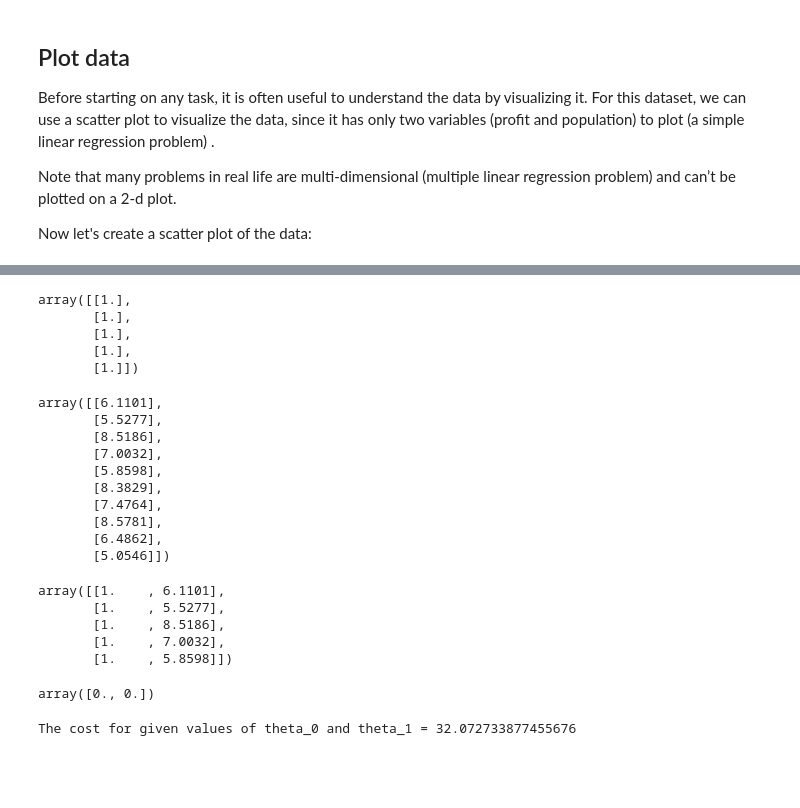
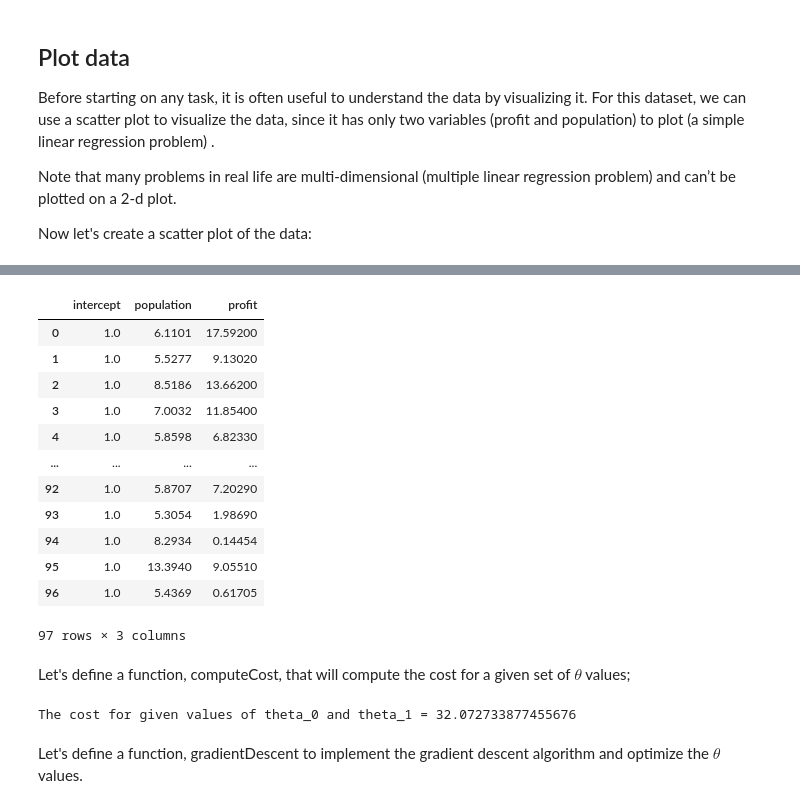
Before and after one commit to Farah-Deeba-UNCC/Introduction-to-ML, a Jupyter notebook: Notebooks/9-LinearRegression.ipynb, the cells around one changed output, grey strips where cells are left out. Cells and saved outputs as stored; diff of their text form; code cells hidden in the pictures; blank space fills up the shorter version.

```diff
--- a/Notebooks/9-LinearRegression.ipynb
+++ b/Notebooks/9-LinearRegression.ipynb
@@ -35,42 +49,21 @@ plt.title('Scatter plot of training data')
 # %%
-
-#Lets create a matrix with single column of ones
+#Lets create a matrix with a dimension of m by 1. m is the number of observations
+m = df.population.size
 X_0 = np.ones((m, 1))
-X_0[:5]
+X_0 = pd.DataFrame(X_0)
+df.insert(0, "intercept",X_0)
+display(df)
 # %% [output]
+|  | intercept | population | profit |
+| 0 | 1.0 | 6.1101 | 17.59200 |
+| 1 | 1.0 | 5.5277 | 9.13020 |
+| 2 | 1.0 | 8.5186 | 13.66200 |
+| 3 | 1.0 | 7.0032 | 11.85400 |
+| 4 | 1.0 | 5.8598 | 6.82330 |
+| ... | ... | ... | ... |
+| 92 | 1.0 | 5.8707 | 7.20290 |
+| 93 | 1.0 | 5.3054 | 1.98690 |
+| 94 | 1.0 | 8.2934 | 0.14454 |
+| 95 | 1.0 | 13.3940 | 9.05510 |
+| 96 | 1.0 | 5.4369 | 0.61705 |
-array([[1.],
-       [1.],
-       [1.],
-       [1.],
-       [1.]])
+97 rows × 3 columns
-# %%
-# Using reshape function convert X 1D array to 2D array of dimension 97x1
-X_1 = X.reshape(m, 1)
-X_1[:10]
-# %% [output]
-array([[6.1101],
-       [5.5277],
-       [8.5186],
-       [7.0032],
-       [5.8598],
-       [8.3829],
-       [7.4764],
-       [8.5781],
-       [6.4862],
-       [5.0546]])
-# %%
-# Lets use hstack() function from numpy to stack X_0 and X_1 horizontally (i.e. column
-# This will be our final X matrix (feature matrix)
-X = np.hstack((X_0, X_1))
-X[:5]
-# %% [output]
-array([[1.    , 6.1101],
-       [1.    , 5.5277],
-       [1.    , 8.5186],
-       [1.    , 7.0032],
-       [1.    , 5.8598]])
-# %%
-theta = np.zeros(2)
-theta
-# %% [output]
-array([0., 0.])
@@ -77 +76,3 @@ array([0., 0.])
+# %% [markdown]
+Let's define a function, computeCost, that will compute the cost for a given set of $\theta$ values;
 # %%
@@ -105,3 +102,5 @@ print('The cost for given values of theta_0 and theta_1 =', cost)
 # %% [output]
 The cost for given values of theta_0 and theta_1 = 32.072733877455676
+# %% [markdown]
+Let's define a function, gradientDescent to implement the gradient descent algorithm and optimize the $\theta$ values.
 # %%
```
Also changed, not shown: parts of 15 cells of this notebook.
